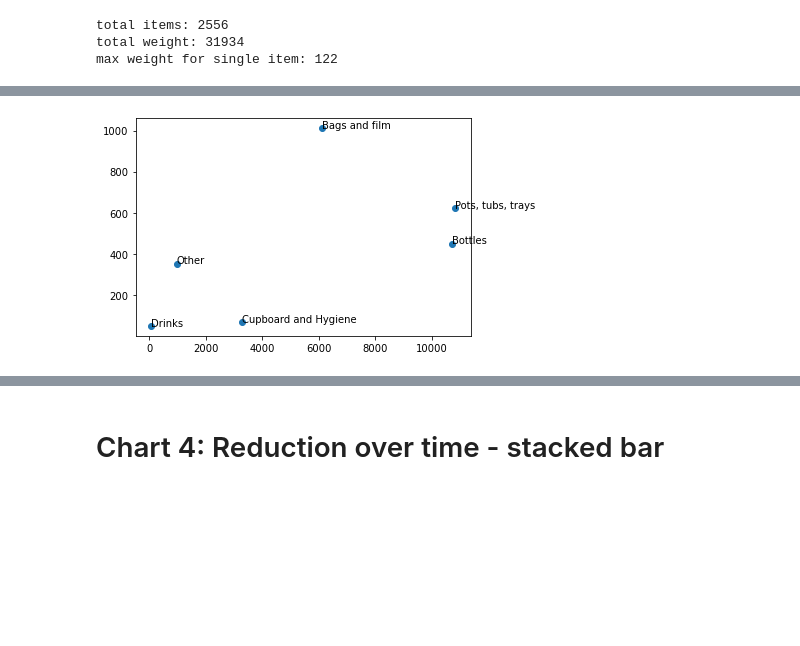
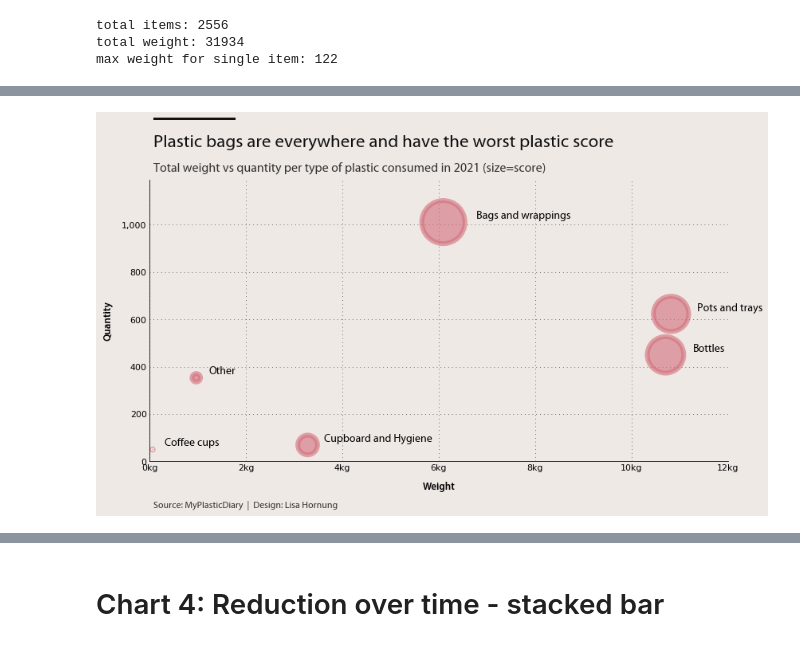
Before and after one commit to Lisa-Ho/plastic-diary, a Jupyter notebook: notebooks/02_10_charts.ipynb, the cells around one changed output, grey strips where cells are left out. Cells and saved outputs as stored; diff of their text form; code cells hidden in the pictures; blank space fills up the shorter version.

```diff
--- a/notebooks/02_10_charts.ipynb
+++ b/notebooks/02_10_charts.ipynb
@@ -18,7 +18,13 @@ from datetime import date, datetime
 
 %matplotlib inline
 # %%
-from palettable.cartocolors.sequential import Magenta_7, PurpOr_7, BluYl_7, DarkMint_7, BurgYl_7, Burg_7, BrwnYl_7
+from palettable.cartocolors.sequential import Magenta_7, PurpOr_7, BluYl_7, DarkMint_7, BurgYl_5_r, BurgYl_7, BurgYl_7_r, Burg_7, BrwnYl_7
 from palettable.colorbrewer.sequential import YlGnBu_9, Blues_9
-Burg_7.mpl_colormap
+
+col_red = "#d26e7b"
+
+#set color palette
+colpalette = BurgYl_7
+colpalette_r = BurgYl_5_r
+colpalette_r.mpl_colormap
 # %% [output]
@@ -673,9 +574,81 @@ plt.savefig(os.path.join(root, "outputs//bubbles_sea.svg"))
+# %%
+labels_renamed = {'Bags and film': 'Bags and wrappings',
+                           'Bottles': 'Bottles',
+                           'Cupboard and Hygiene': 'Cupboard and\nHygiene',
+                           'Drinks': 'Coffee cups',
+                           'Other' : 'Other',
+                           'Pots, tubs, trays':  'Pots and trays'}
 # %%
-data = df.groupby(["category_name"]).agg({"DV_plastic_weight":"sum", "quantity":"sum"}).reset_index()
+data = df.groupby(["category_name"]).agg({"DV_plastic_weight":"sum", "quantity":"sum", "score":"sum"}).reset_index()
 
-plt.scatter(data["DV_plastic_weight"], data["quantity"])
+#set colour + get text properties
+cols = {"back": "#efe9e5", "edges":"white", "text": "#333333", "title": "#111111", "fill": col_red}
 
+#initialise figure
+fig, ax = plt.subplots(figsize=(13,6.5))
+fig.set_facecolor(cols["back"])
+ax.set_facecolor(cols["back"])
+
+# =========
+#data
+x = np.divide(data["DV_plastic_weight"], 1000)
+y = data["quantity"]
+labels = data["category_name"].map(labels_renamed)
+size = data["score"].to_list()
+
+#plot data
+plt.scatter(x, y, s=size, linewidth=6, alpha=0.6, color=cols["fill"], zorder=2)
+
+#add labels
 for i in range(len(data)):
-    plt.text(data["DV_plastic_weight"][i],data["quantity"][i], data["category_name"][i])
+    plt.text(x[i]+0.25+size[i]*0.00015 ,y[i]+15, labels[i], zorder=2,
+             fontproperties=font_r, size=14)
+
+# =======
+#style graph
+for pos in ["top", "right"]:
+    ax.spines[pos].set_visible(False)
+ax.tick_params(axis='both', length = 0, color = "#111111", labelsize=11)
+ax.grid(visible=True, axis='both', zorder=1, color = "#333333", linestyle=(0,(1,5)))
+
+#yaxis
+ax.set_ylim(ymin=0, ymax=1190)
+ax.yaxis.set_major_formatter(mpl.ticker.FuncFormatter(lambda x, pos: '{:,.0f}'.format(x)))
+
+#axis
+ax.set_xlim(xmin=0, xmax=12)
+ax.xaxis.set_major_formatter(mpl.ticker.FuncFormatter(lambda x, pos: '{:,.0f}kg'.format(x)))
+
+# Adding and styling axis labels
+plt.xlabel('Weight', loc='center', fontproperties = font_m, size=13, labelpad=12)
+plt.ylabel('Quantity', loc='center', fontproperties = font_m, size=13, labelpad=12)
+
+## =========
+#add accent line
+laxes = fig.add_axes([0.13, 1.04, 0.11, 0.007]) #axes to hold colorbar
+laxes.set_ylim(ymin=0, ymax=1)
+laxes.set_facecolor("#111111")
+for pos in ["top", "bottom", "left", "right"]:
+    laxes.spines[pos].set_visible(False)
+laxes.set_yticks([])
+laxes.set_xticks([])
+
+# =========
+#title and footer
+title = "Plastic bags are everywhere and have the worst plastic score"
+subtitle = "Total weight vs quantity per type of plastic consumed in 2021 (size=score)"
+
+x_title=0.13
+plt.figtext(x_title,0.97, title, size=23, ha='left',  fontproperties = font_r, color=cols["title"])
+plt.figtext(x_title,0.9, subtitle, size=16,ha='left',  fontproperties = font_r, color=cols["text"])
+
+plt.figtext(x_title,0.0, "Source: MyPlasticDiary  |  Design: Lisa Hornung",
+            fontsize=12, ha='left', fontproperties = font_r, color=cols["text"])
+
+
+#save
+plt.savefig(os.path.join(root, "outputs//scatter_by_category.png"), bbox_inches="tight",pad_inches=0.4)
+
+plt.show()
 # %% [output]
-[figure, old version]
+[figure, new version]
```
Also changed, not shown: parts of 29 cells of this notebook.
